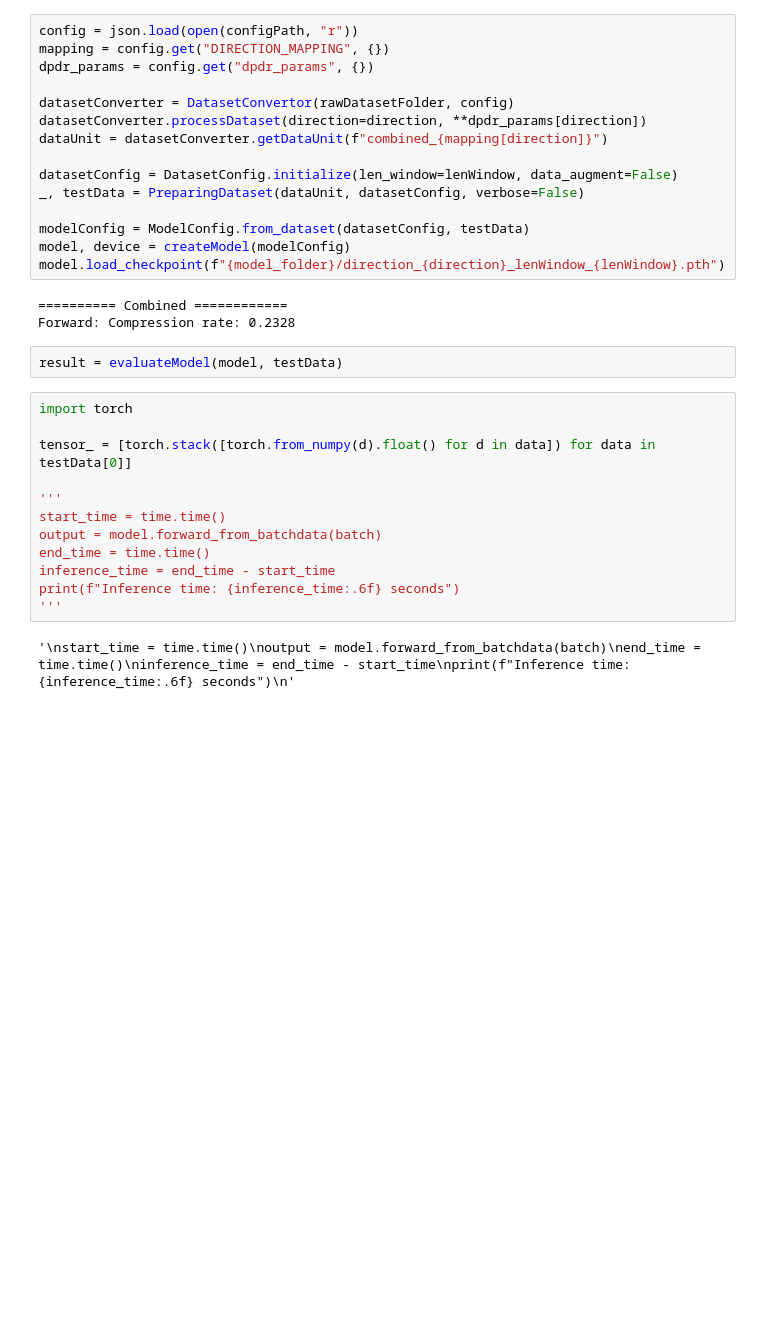
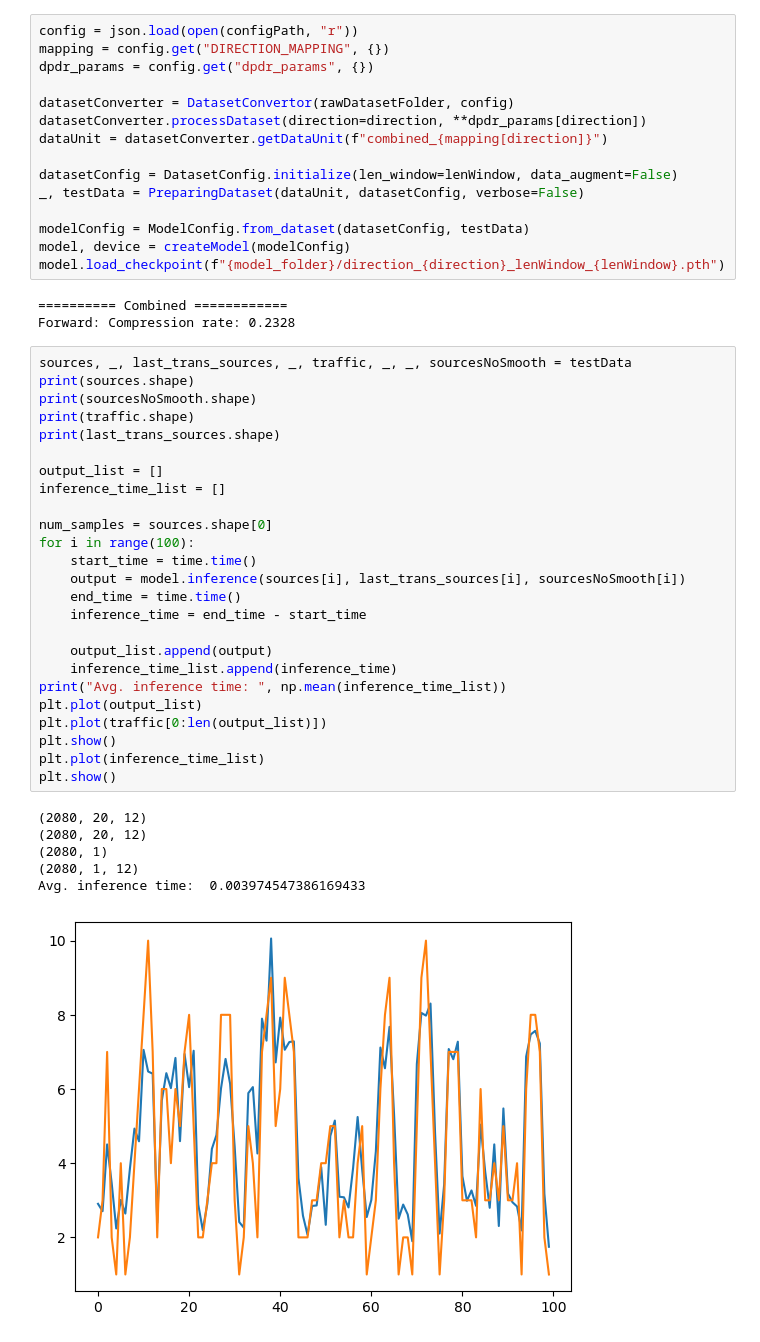
Before and after one commit to evanyeh5118/context_aware_traffic_predictor, a Jupyter notebook: experiments/notebooks/main02_test_inference_time.ipynb, the cells around one changed output. Saved outputs shown, nothing was run; the diff lists cells and outputs as text; blank space fills up the shorter version.

Commit message:
Update data preprocessing

```diff
--- a/experiments/notebooks/main02_test_inference_time.ipynb
+++ b/experiments/notebooks/main02_test_inference_time.ipynb
@@ -42,19 +42,35 @@ model.load_checkpoint(f"{model_folder}/direction_{direction}_lenWindow_{lenWindo
 # %% [output]
 ========== Combined ============
 Forward: Compression rate: 0.2328
-# %%
-result = evaluateModel(model, testData)
 # %%
-import torch
+sources, _, last_trans_sources, _, traffic, _, _, sourcesNoSmooth = testData
+print(sources.shape)
+print(sourcesNoSmooth.shape)
+print(traffic.shape)
+print(last_trans_sources.shape)
 
-tensor_ = [torch.stack([torch.from_numpy(d).float() for d in data]) for data in testData[0]]
+output_list = []
+inference_time_list = []
 
-'''
-start_time = time.time()
-output = model.forward_from_batchdata(batch)
-end_time = time.time()
-inference_time = end_time - start_time
-print(f"Inference time: {inference_time:.6f} seconds")
-'''
+num_samples = sources.shape[0]
+for i in range(100):
+    start_time = time.time()
+    output = model.inference(sources[i], last_trans_sources[i], sourcesNoSmooth[i])
+    end_time = time.time()
+    inference_time = end_time - start_time
+
+    output_list.append(output)
+    inference_time_list.append(inference_time)
+print("Avg. inference time: ", np.mean(inference_time_list))
+plt.plot(output_list)
+plt.plot(traffic[0:len(output_list)])
+plt.show()
+plt.plot(inference_time_list)
+plt.show()
 # %% [output]
-'\nstart_time = time.time()\noutput = model.forward_from_batchdata(batch)\nend_time = time.time()\ninference_time = end_time - start_time\nprint(f"Inference time: {inference_time:.6f} seconds")\n'
+(2080, 20, 12)
+(2080, 20, 12)
+(2080, 1)
+(2080, 1, 12)
+Avg. inference time:  0.003974547386169433
+[figure, added]
```
Also changed, not shown: parts of 1 cell of this notebook, 9 other files.
